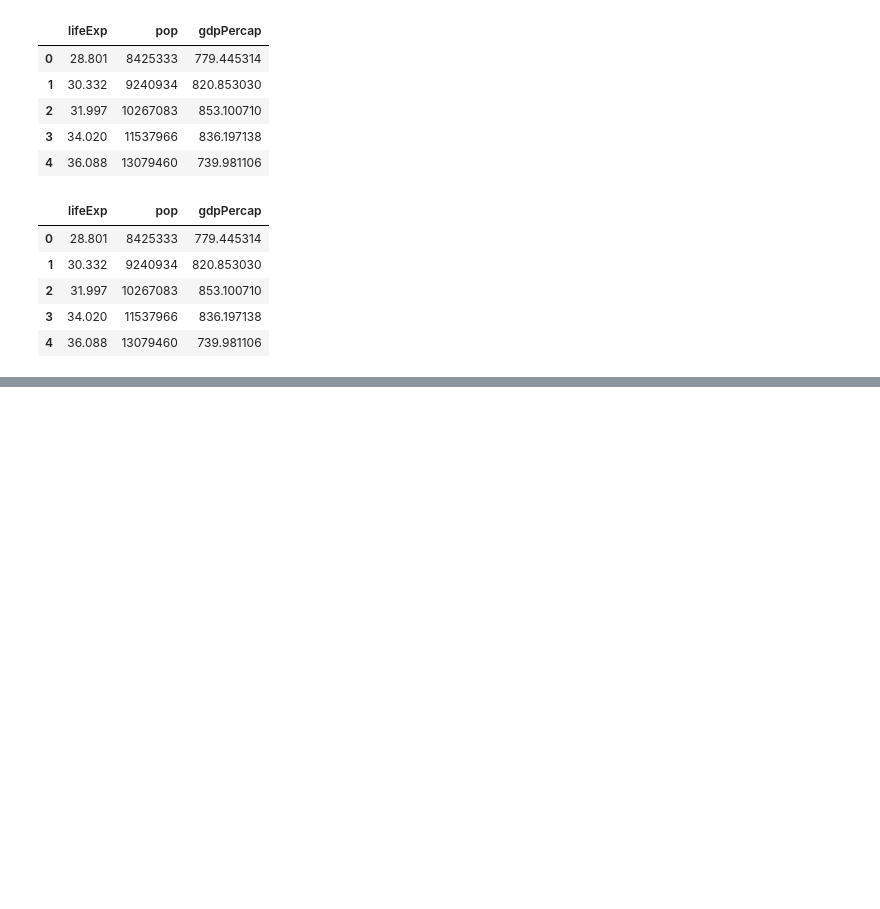
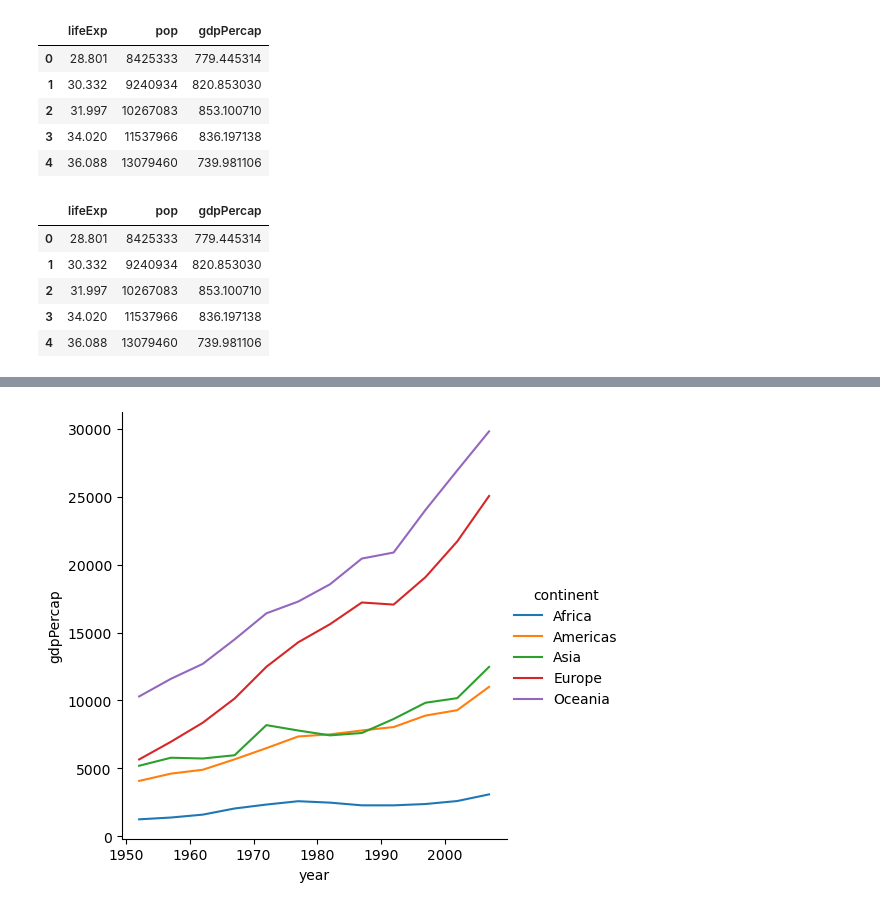
Before and after one commit to nyguerrillagirl/100-days-of-code, a Jupyter notebook: src/python_projects/pandas_for_everyone-master/notebooks/chapter_01.ipynb, the cells around one changed output, grey strips where cells are left out. Saved outputs shown, nothing was run; the diff lists cells and outputs as text; code cells hidden in the pictures; blank space fills up the shorter version.

```diff
--- a/src/python_projects/pandas_for_everyone-master/notebooks/chapter_01.ipynb
+++ b/src/python_projects/pandas_for_everyone-master/notebooks/chapter_01.ipynb
@@ -243,0 +491,5 @@ subset.head()
+# %%
+sns.relplot(x="year", y="gdpPercap", data=multi_group_var, kind="line", hue="continent")
+plt.show()
+# %% [output]
+[figure, added]
```
Also changed, not shown: parts of 39 cells of this notebook, 1 other file.
